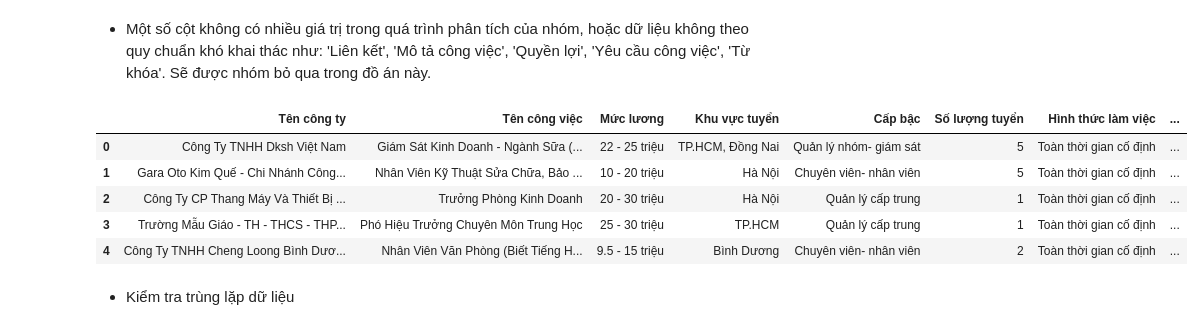
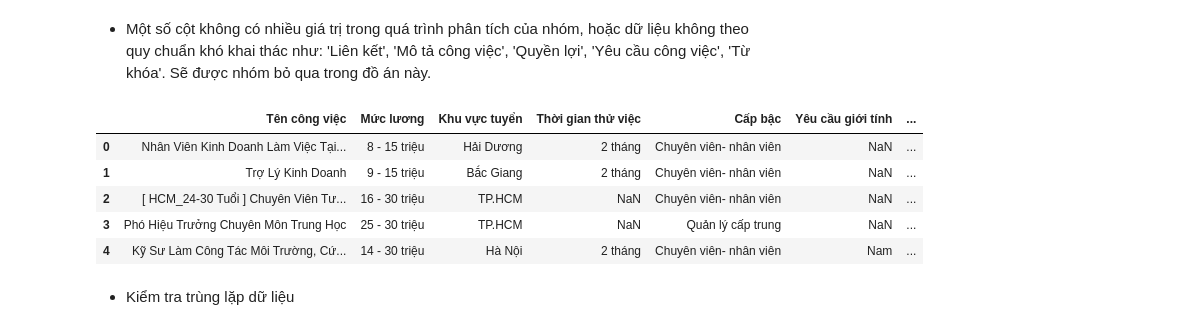
Before and after one commit to HungLVT/NMKHDL, a Jupyter notebook: notebooks/2.0-data-preprocessing.ipynb, the cells around one changed output. Cells and saved outputs as stored; diff of their text form; code cells hidden in the pictures.

Commit message:
thêm 2 trường dữ liệu

```diff
--- a/notebooks/2.0-data-preprocessing.ipynb
+++ b/notebooks/2.0-data-preprocessing.ipynb
@@ -79,0 +82,21 @@ memory usage: 268.7+ KB
+# %%
+cp_signal = [ 'cp', 'cổ phần']
+tnhh_signal = ['tnhh','một thành viên', 'tư nhân', 'trách nhiệm hữu hạn' , 'hộ kinh doanh']
+name_company = raw_data['Tên công ty'].str.lower()
+# name_company
+# Phân tích thành 2 loại công ty: TNHH và Cổ phần nếu bất kỳ chuyển nào so khớp với tên công ty
+# Nếu khớp với một trong 2 loại thì gán cho cột Loại công ty. 1 Cho công ty tnhh, 2 cho công ty cổ phần và 0 nếu không khớp với bất kỳ giá trị nào
+
+conditions = [
+    name_company.str.contains('|'.join(tnhh_signal), regex=True, na=False),
+    name_company.str.contains('|'.join(cp_signal), regex=True, na=False)
+]
+
+# Tạo danh sách giá trị tương ứng cho mỗi điều kiện
+values = [1, 2]
+
+# Áp dụng hàm np.select để gán giá trị cho cột 'Loại công ty'
+raw_data['Loại công ty'] = np.select(conditions, values, default=0)
+print(raw_data['Loại công ty'].value_counts())
+# Xóa những dòng không xác định được loại công ty
+raw_data = raw_data[raw_data['Loại công ty'] != 0]
@@ -95,15 +125,15 @@ raw_data['Yêu cầu bằng cấp'].replace(np.nan, 'Không', inplace=True)
 # %% [markdown]
 - Một số cột không có nhiều giá trị trong quá trình phân tích của nhóm, hoặc dữ liệu không theo quy chuẩn khó khai thác như: 'Liên kết', 'Mô tả công việc', 'Quyền lợi', 'Yêu cầu công việc', 'Từ khóa'. Sẽ được nhóm bỏ qua trong đồ án này.
 # %%
-raw_data.drop(['Liên kết', 'Mô tả công việc', 'Quyền lợi', 'Yêu cầu công việc', 'Từ khóa'], axis=1, inplace=True)
+raw_data.drop(['Tên công ty', 'Liên kết', 'Mô tả công việc', 'Quyền lợi', 'Yêu cầu công việc', 'Từ khóa','Địa điểm làm việc', 'Địa chỉ công ty'], axis=1, inplace=True)
 raw_data.head(5)
 # %% [output]
-|  | Tên công ty | Tên công việc | Mức lương | Khu vực tuyển | Cấp bậc | Số lượng tuyển | Hình thức làm việc | ... |
-| 0 | Công Ty TNHH Dksh Việt Nam | Giám Sát Kinh Doanh - Ngành Sữa (... | 22 - 25 triệu | TP.HCM, Đồng Nai | Quản lý nhóm- giám sát | 5 | Toàn thời gian cố định | ... |
-| 1 | Gara Oto Kim Quế - Chi Nhánh Công... | Nhân Viên Kỹ Thuật Sửa Chữa, Bảo ... | 10 - 20 triệu | Hà Nội | Chuyên viên- nhân viên | 5 | Toàn thời gian cố định | ... |
-| 2 | Công Ty CP Thang Máy Và Thiết Bị ... | Trưởng Phòng Kinh Doanh | 20 - 30 triệu | Hà Nội | Quản lý cấp trung | 1 | Toàn thời gian cố định | ... |
-| 3 | Trường Mẫu Giáo - TH - THCS - THP... | Phó Hiệu Trưởng Chuyên Môn Trung Học | 25 - 30 triệu | TP.HCM | Quản lý cấp trung | 1 | Toàn thời gian cố định | ... |
-| 4 | Công Ty TNHH Cheng Loong Bình Dươ... | Nhân Viên Văn Phòng (Biết Tiếng H... | 9.5 - 15 triệu | Bình Dương | Chuyên viên- nhân viên | 2 | Toàn thời gian cố định | ... |
+|  | Tên công việc | Mức lương | Khu vực tuyển | Thời gian thử việc | Cấp bậc | Yêu cầu giới tính | ... |
+| 0 | Nhân Viên Kinh Doanh Làm Việc Tại... | 8 - 15 triệu | Hải Dương | 2 tháng | Chuyên viên- nhân viên | NaN | ... |
+| 1 | Trợ Lý Kinh Doanh | 9 - 15 triệu | Bắc Giang | 2 tháng | Chuyên viên- nhân viên | NaN | ... |
+| 2 | [ HCM_24-30 Tuổi ] Chuyên Viên Tư... | 16 - 30 triệu | TP.HCM | NaN | Chuyên viên- nhân viên | NaN | ... |
+| 3 | Phó Hiệu Trưởng Chuyên Môn Trung Học | 25 - 30 triệu | TP.HCM | NaN | Quản lý cấp trung | NaN | ... |
+| 4 | Kỹ Sư Làm Công Tác Môi Trường, Cứ... | 14 - 30 triệu | Hà Nội | 2 tháng | Chuyên viên- nhân viên | Nam | ... |
 # %% [markdown]
 - Kiểm tra trùng lặp dữ liệu
 # %%
```
Also changed, not shown: parts of 13 cells of this notebook, 4 other files.
